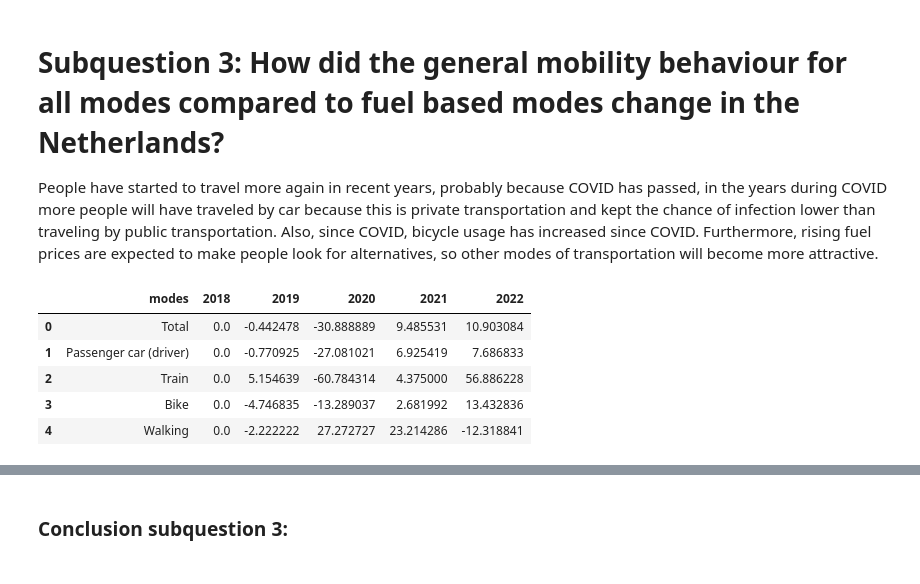
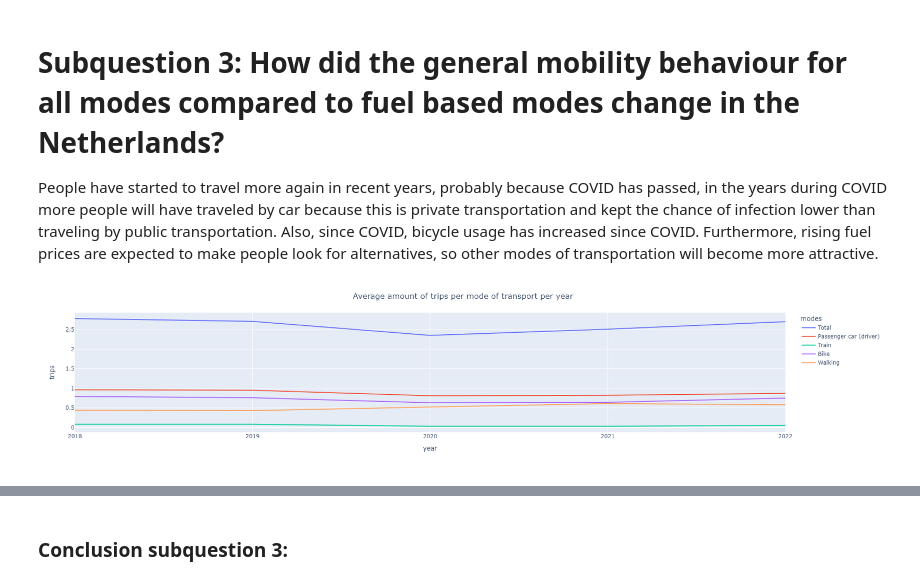
Before and after one commit to asquu/TIL6022-Project-Group-35, a Jupyter notebook: project_final_new.ipynb, the cells around one changed output, grey strips where cells are left out. Saved outputs shown, nothing was run; the diff lists cells and outputs as text; code cells hidden in the pictures.

```diff
--- a/project_final_new.ipynb
+++ b/project_final_new.ipynb
@@ -327,16 +320,0 @@ fig.show()
-# %%
-yoy_changes = mobility_trend.copy()
-
-# Calculate year-over-year changes for each mode while setting the first year's change to 0
-yoy_changes.iloc[:, 1:] = yoy_changes.iloc[:, 1:].pct_change(axis=1) * 100
-yoy_changes.iloc[:, 1] = 0  # Set the first year's change to 0 for all modes
-
-
-yoy_changes
-# %% [output]
-|  | modes | 2018 | 2019 | 2020 | 2021 | 2022 |
-| 0 | Total | 0.0 | -0.442478 | -30.888889 | 9.485531 | 10.903084 |
-| 1 | Passenger car (driver) | 0.0 | -0.770925 | -27.081021 | 6.925419 | 7.686833 |
-| 2 | Train | 0.0 | 5.154639 | -60.784314 | 4.375000 | 56.886228 |
-| 3 | Bike | 0.0 | -4.746835 | -13.289037 | 2.681992 | 13.432836 |
-| 4 | Walking | 0.0 | -2.222222 | 27.272727 | 23.214286 | -12.318841 |
@@ -350,0 +321,7 @@ fig.show()
+# %%
+# Plot general mobility trend
+figure = px.line(melted_mobility_trend, x='year', y='trips', color='modes', width=1100, height=400)
+figure.update_layout(title={'text': f'Average amount of trips per mode of transport per year', 'x': 0.5})
+figure.show()
+# %% [output]
+[figure, added]
```
Also changed, not shown: parts of 9 cells of this notebook.
